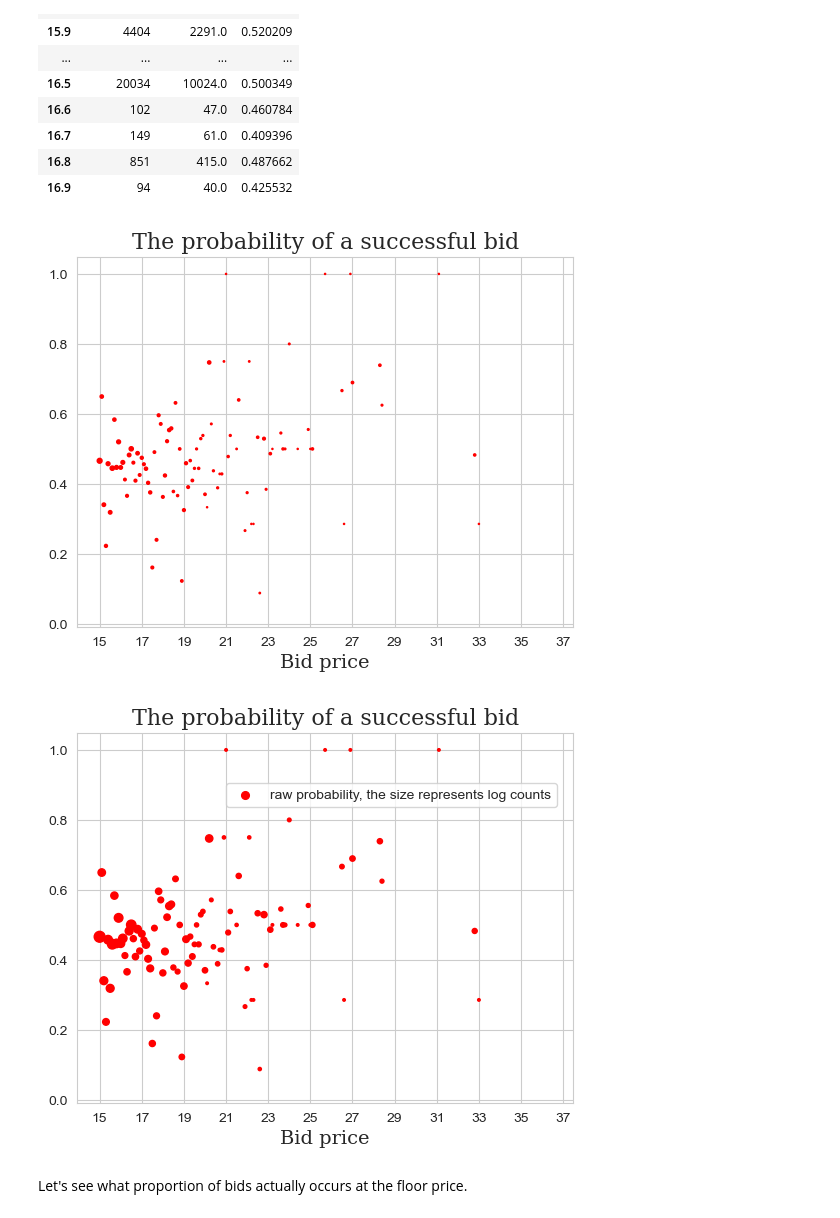
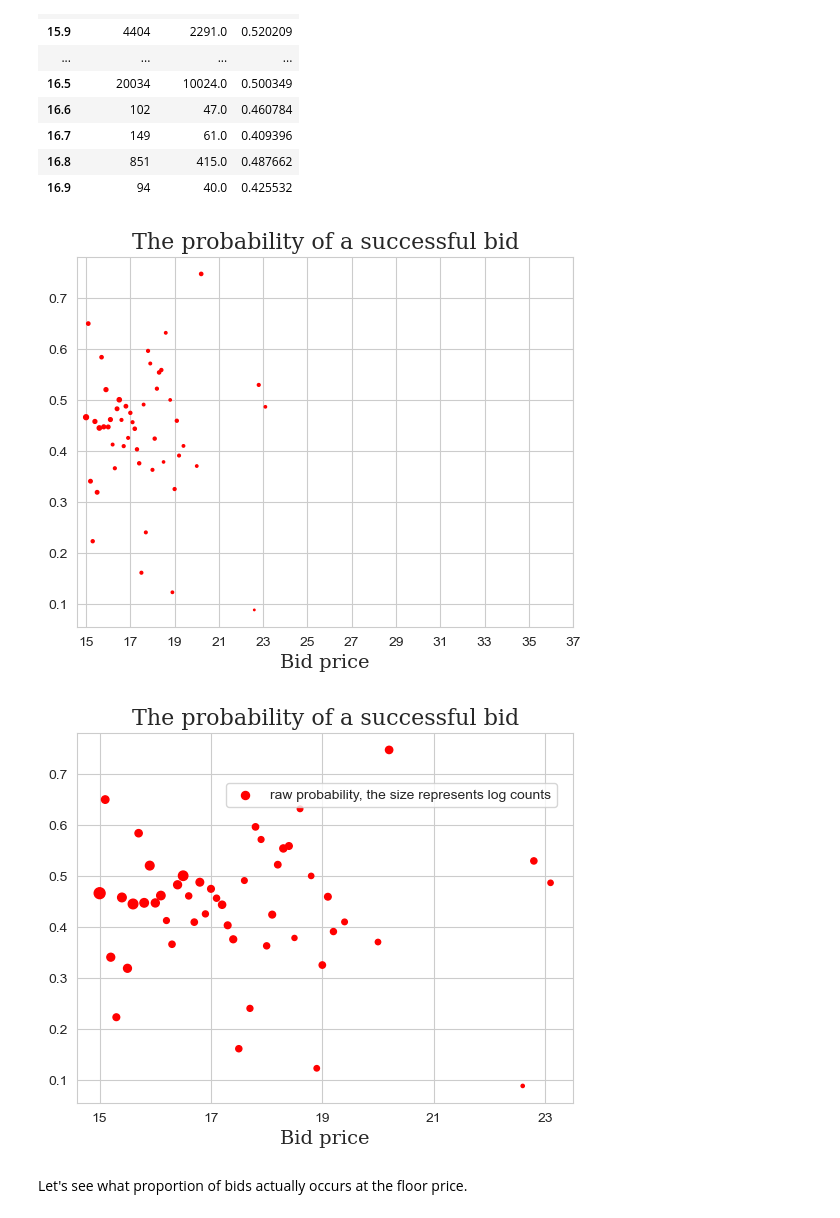
Before and after one commit to ltevlin/Origin, a Jupyter notebook: Presentation_15.ipynb, the cells around one changed output. Saved outputs shown, nothing was run; the diff lists cells and outputs as text; code cells hidden in the pictures.

Commit message:
updated the plot for prob before with sample size min 30

```diff
--- a/Presentation_15.ipynb
+++ b/Presentation_15.ipynb
@@ -336,23 +336,23 @@ df_prob.head(20)
 | 16.8 | 851 | 415.0 | 0.487662 |
 | 16.9 | 94 | 40.0 | 0.425532 |
 # %%
-plt.scatter(x = df_prob.index, y= df_prob.prob, color = 'r', s = np.log(df_prob.true_count) )
+plt.scatter(x = df_prob[df_prob.total_count > 30].index, y= df_prob[df_prob.total_count > 30].prob, color = 'r', s = np.log(df_prob[df_prob.total_count > 30].true_count) )
 plt.xticks(np.arange(15, 39, step=2))
 plt.xlabel('Bid price',fontsize=14,fontfamily='serif')
 plt.title("The probability of a successful bid", fontsize=16, fontfamily='serif')
 plt.savefig('Bid probability before.png')
 # %% [output]
-[figure, old version]
+[figure, new version]
 # %%
 fig_prob, ax  = plt.subplots()
 plt.title("The probability of a successful bid", fontsize=16, fontfamily='serif')
-ax.scatter(x= df_prob.index, y= df_prob.prob, color = 'r' ,s = np.log(df_prob.true_count)*5)
+ax.scatter(x= df_prob[df_prob.total_count > 30].index, y= df_prob[df_prob.total_count > 30].prob, color = 'r' ,s = np.log(df_prob[df_prob.total_count > 30].true_count)*5)
 ax.set_xlabel('Bid price',fontsize=14,fontfamily='serif')
-ax.set_xticks(np.arange(15, 39, step=2))
+ax.set_xticks(np.arange(15, 25, step=2))
 ax.legend(['raw probability, the size represents log counts'], loc=(0.3,0.8))
 plt.savefig('Bid probability before.png')
 # %% [output]
-[figure, old version]
+[figure, new version]
 # %% [markdown]
 Let's see what proportion of bids actually occurs at the floor price.
 # %%
```
Also changed, not shown: parts of 1 cell of this notebook.
